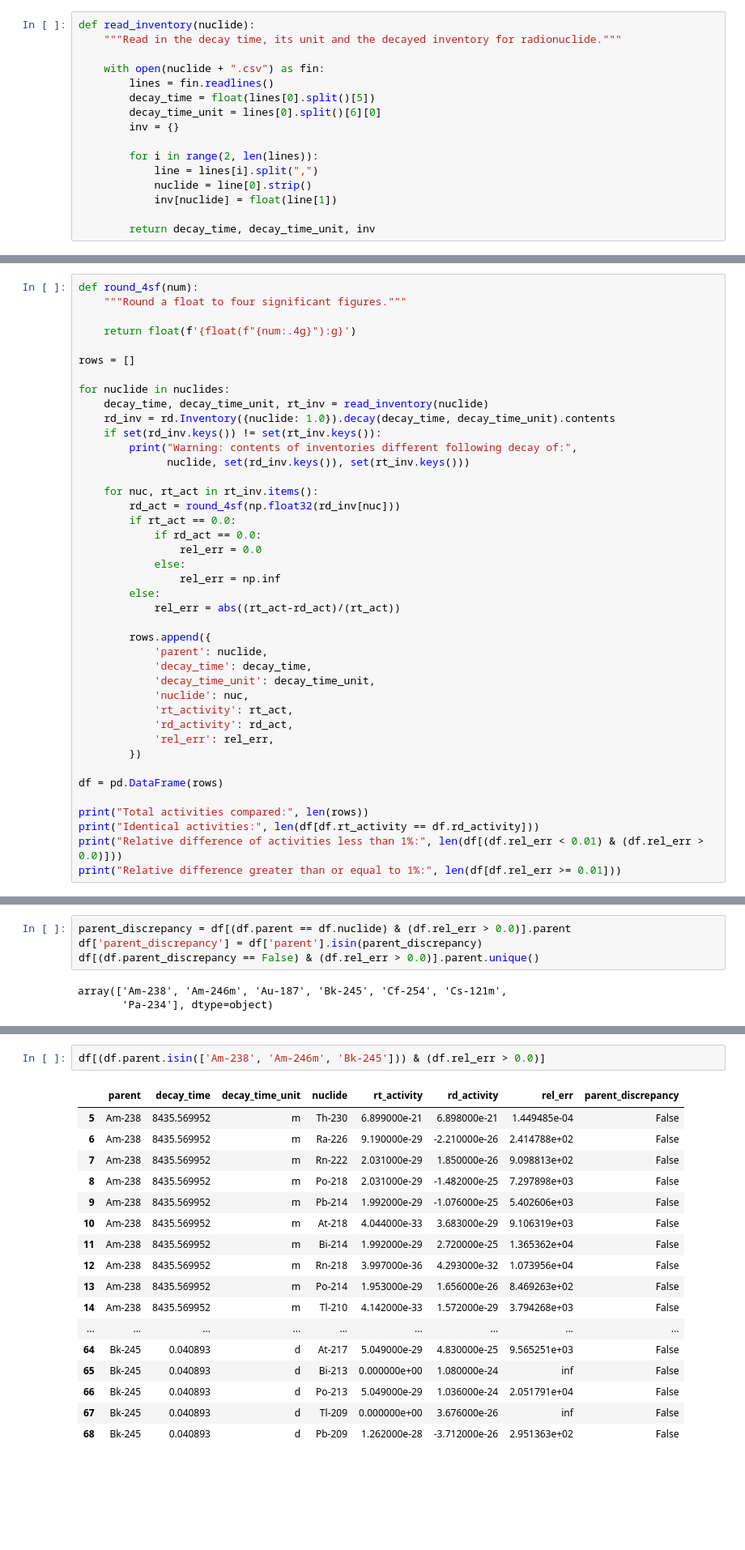
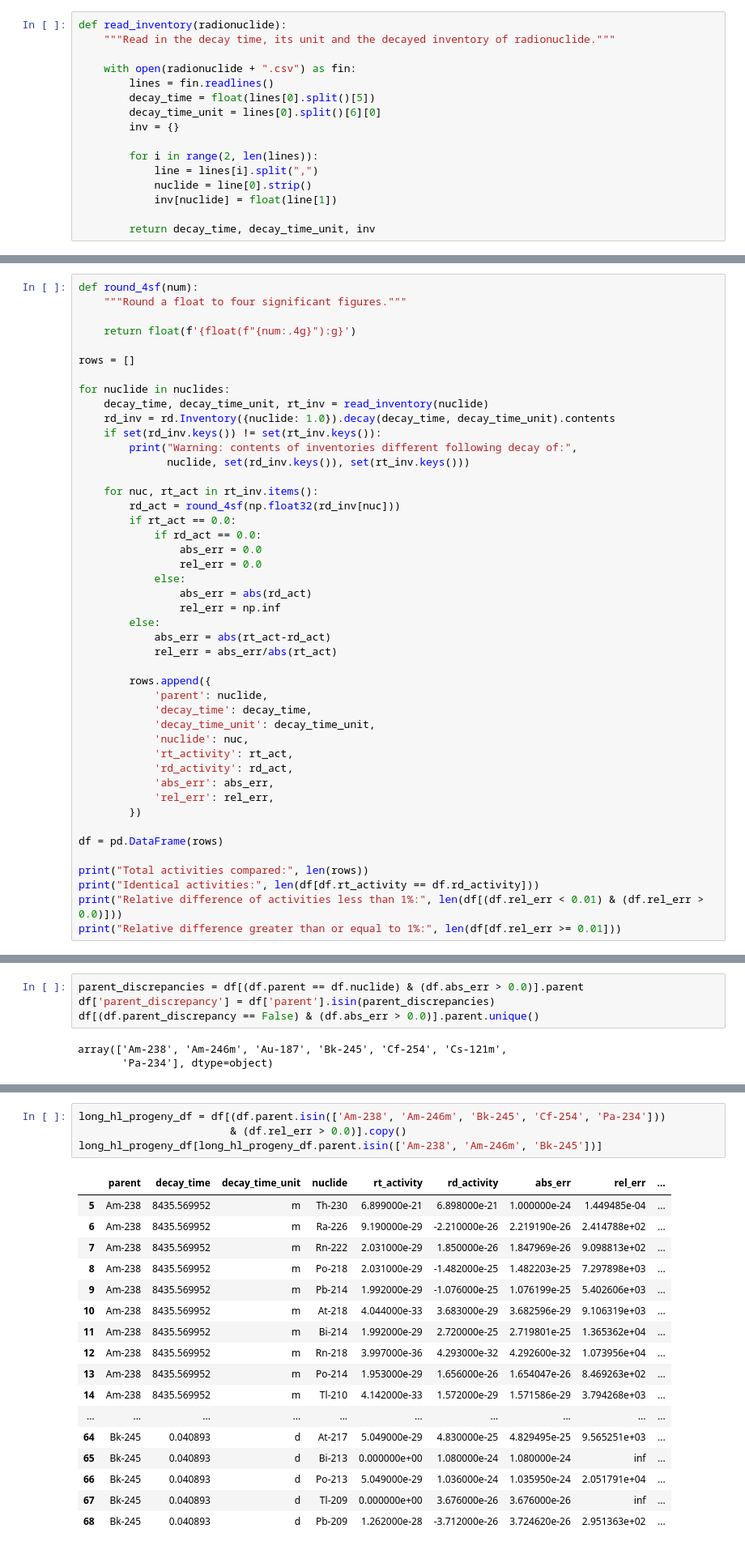
Before and after one commit to radioactivedecay/radioactivedecay, a Jupyter notebook: notebooks/comparisons/radiological_toolbox/radiological_toolbox_compare.ipynb, the cells around one changed output, grey strips where cells are left out. Shown at 81% size. Saved outputs shown, nothing was run; the diff lists cells and outputs as text; blank space fills up the shorter version.

```diff
--- a/notebooks/comparisons/radiological_toolbox/radiological_toolbox_compare.ipynb
+++ b/notebooks/comparisons/radiological_toolbox/radiological_toolbox_compare.ipynb
@@ -18,8 +21,8 @@ Define a function to read in a CSV file from Radiological Toolbox containing dec
 # %%
-def read_inventory(nuclide):
-    """Read in the decay time, its unit and the decayed inventory for radionuclide."""
+def read_inventory(radionuclide):
+    """Read in the decay time, its unit and the decayed inventory of radionuclide."""
 
-    with open(nuclide + ".csv") as fin:
+    with open(radionuclide + ".csv") as fin:
         lines = fin.readlines()
         decay_time = float(lines[0].split()[5])
         decay_time_unit = lines[0].split()[6][0]
@@ -60,11 +65,14 @@ for nuclide in nuclides:
         rd_act = round_4sf(np.float32(rd_inv[nuc]))
         if rt_act == 0.0:
             if rd_act == 0.0:
+                abs_err = 0.0
                 rel_err = 0.0
             else:
+                abs_err = abs(rd_act)
                 rel_err = np.inf
         else:
-            rel_err = abs((rt_act-rd_act)/(rt_act))
+            abs_err = abs(rt_act-rd_act)
+            rel_err = abs_err/abs(rt_act)
 
         rows.append({
             'parent': nuclide,
@@ -73,6 +81,7 @@ for nuclide in nuclides:
             'nuclide': nuc,
             'rt_activity': rt_act,
             'rd_activity': rd_act,
+            'abs_err': abs_err,
             'rel_err': rel_err,
         })
 
@@ -114,9 +124,9 @@ For the other radionuclides (Fr-219, Nb-99, O-14, Ra-220, Sc-42m and Xe-127m), R
 
 Now we focus on the discrepancies that occur below the parent radionuclide in the decay chains. The chains affected are:
 # %%
-parent_discrepancy = df[(df.parent == df.nuclide) & (df.rel_err > 0.0)].parent
-df['parent_discrepancy'] = df['parent'].isin(parent_discrepancy)
-df[(df.parent_discrepancy == False) & (df.rel_err > 0.0)].parent.unique()
+parent_discrepancies = df[(df.parent == df.nuclide) & (df.abs_err > 0.0)].parent
+df['parent_discrepancy'] = df['parent'].isin(parent_discrepancies)
+df[(df.parent_discrepancy == False) & (df.abs_err > 0.0)].parent.unique()
 # %% [output]
 array(['Am-238', 'Am-246m', 'Au-187', 'Bk-245', 'Cf-254', 'Cs-121m',
        'Pa-234'], dtype=object)
@@ -137,21 +148,23 @@ See also the discussion in PyNE's [decay manual](https://pyne.io/theorymanual/de
 # %%
-df[(df.parent.isin(['Am-238', 'Am-246m', 'Bk-245'])) & (df.rel_err > 0.0)]
+long_hl_progeny_df = df[(df.parent.isin(['Am-238', 'Am-246m', 'Bk-245', 'Cf-254', 'Pa-234']))
+                        & (df.rel_err > 0.0)].copy()
+long_hl_progeny_df[long_hl_progeny_df.parent.isin(['Am-238', 'Am-246m', 'Bk-245'])]
 # %% [output]
-|  | parent | decay_time | decay_time_unit | nuclide | rt_activity | rd_activity | rel_err | parent_discrepancy |
-| 5 | Am-238 | 8435.569952 | m | Th-230 | 6.899000e-21 | 6.898000e-21 | 1.449485e-04 | False |
-| 6 | Am-238 | 8435.569952 | m | Ra-226 | 9.190000e-29 | -2.210000e-26 | 2.414788e+02 | False |
-| 7 | Am-238 | 8435.569952 | m | Rn-222 | 2.031000e-29 | 1.850000e-26 | 9.098813e+02 | False |
-| 8 | Am-238 | 8435.569952 | m | Po-218 | 2.031000e-29 | -1.482000e-25 | 7.297898e+03 | False |
-| 9 | Am-238 | 8435.569952 | m | Pb-214 | 1.992000e-29 | -1.076000e-25 | 5.402606e+03 | False |
-| 10 | Am-238 | 8435.569952 | m | At-218 | 4.044000e-33 | 3.683000e-29 | 9.106319e+03 | False |
-| 11 | Am-238 | 8435.569952 | m | Bi-214 | 1.992000e-29 | 2.720000e-25 | 1.365362e+04 | False |
-| 12 | Am-238 | 8435.569952 | m | Rn-218 | 3.997000e-36 | 4.293000e-32 | 1.073956e+04 | False |
-| 13 | Am-238 | 8435.569952 | m | Po-214 | 1.953000e-29 | 1.656000e-26 | 8.469263e+02 | False |
-| 14 | Am-238 | 8435.569952 | m | Tl-210 | 4.142000e-33 | 1.572000e-29 | 3.794268e+03 | False |
-| ... | ... | ... | ... | ... | ... | ... | ... | ... |
-| 64 | Bk-245 | 0.040893 | d | At-217 | 5.049000e-29 | 4.830000e-25 | 9.565251e+03 | False |
-| 65 | Bk-245 | 0.040893 | d | Bi-213 | 0.000000e+00 | 1.080000e-24 | inf | False |
-| 66 | Bk-245 | 0.040893 | d | Po-213 | 5.049000e-29 | 1.036000e-24 | 2.051791e+04 | False |
-| 67 | Bk-245 | 0.040893 | d | Tl-209 | 0.000000e+00 | 3.676000e-26 | inf | False |
-| 68 | Bk-245 | 0.040893 | d | Pb-209 | 1.262000e-28 | -3.712000e-26 | 2.951363e+02 | False |
+|  | parent | decay_time | decay_time_unit | nuclide | rt_activity | rd_activity | abs_err | rel_err | ... |
+| 5 | Am-238 | 8435.569952 | m | Th-230 | 6.899000e-21 | 6.898000e-21 | 1.000000e-24 | 1.449485e-04 | ... |
+| 6 | Am-238 | 8435.569952 | m | Ra-226 | 9.190000e-29 | -2.210000e-26 | 2.219190e-26 | 2.414788e+02 | ... |
+| 7 | Am-238 | 8435.569952 | m | Rn-222 | 2.031000e-29 | 1.850000e-26 | 1.847969e-26 | 9.098813e+02 | ... |
+| 8 | Am-238 | 8435.569952 | m | Po-218 | 2.031000e-29 | -1.482000e-25 | 1.482203e-25 | 7.297898e+03 | ... |
+| 9 | Am-238 | 8435.569952 | m | Pb-214 | 1.992000e-29 | -1.076000e-25 | 1.076199e-25 | 5.402606e+03 | ... |
+| 10 | Am-238 | 8435.569952 | m | At-218 | 4.044000e-33 | 3.683000e-29 | 3.682596e-29 | 9.106319e+03 | ... |
+| 11 | Am-238 | 8435.569952 | m | Bi-214 | 1.992000e-29 | 2.720000e-25 | 2.719801e-25 | 1.365362e+04 | ... |
+| 12 | Am-238 | 8435.569952 | m | Rn-218 | 3.997000e-36 | 4.293000e-32 | 4.292600e-32 | 1.073956e+04 | ... |
+| 13 | Am-238 | 8435.569952 | m | Po-214 | 1.953000e-29 | 1.656000e-26 | 1.654047e-26 | 8.469263e+02 | ... |
+| 14 | Am-238 | 8435.569952 | m | Tl-210 | 4.142000e-33 | 1.572000e-29 | 1.571586e-29 | 3.794268e+03 | ... |
+| ... | ... | ... | ... | ... | ... | ... | ... | ... | ... |
+| 64 | Bk-245 | 0.040893 | d | At-217 | 5.049000e-29 | 4.830000e-25 | 4.829495e-25 | 9.565251e+03 | ... |
+| 65 | Bk-245 | 0.040893 | d | Bi-213 | 0.000000e+00 | 1.080000e-24 | 1.080000e-24 | inf | ... |
+| 66 | Bk-245 | 0.040893 | d | Po-213 | 5.049000e-29 | 1.036000e-24 | 1.035950e-24 | 2.051791e+04 | ... |
+| 67 | Bk-245 | 0.040893 | d | Tl-209 | 0.000000e+00 | 3.676000e-26 | 3.676000e-26 | inf | ... |
+| 68 | Bk-245 | 0.040893 | d | Pb-209 | 1.262000e-28 | -3.712000e-26 | 3.724620e-26 | 2.951363e+02 | ... |
 # %%
```
Also changed, not shown: parts of 15 cells of this notebook, 3 other files.
